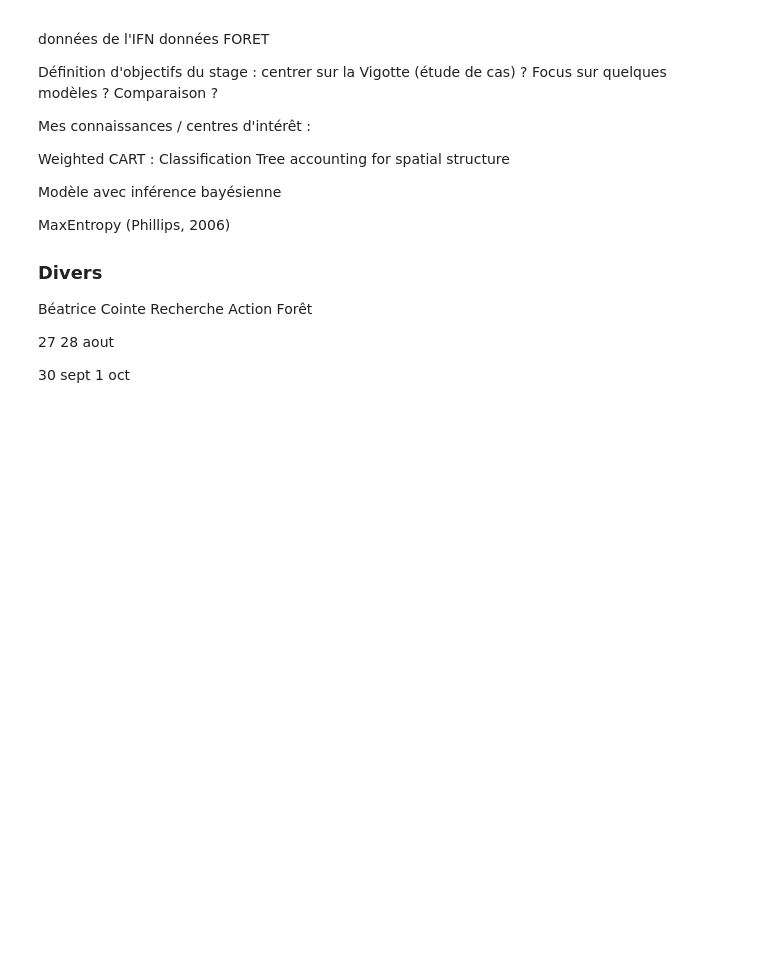
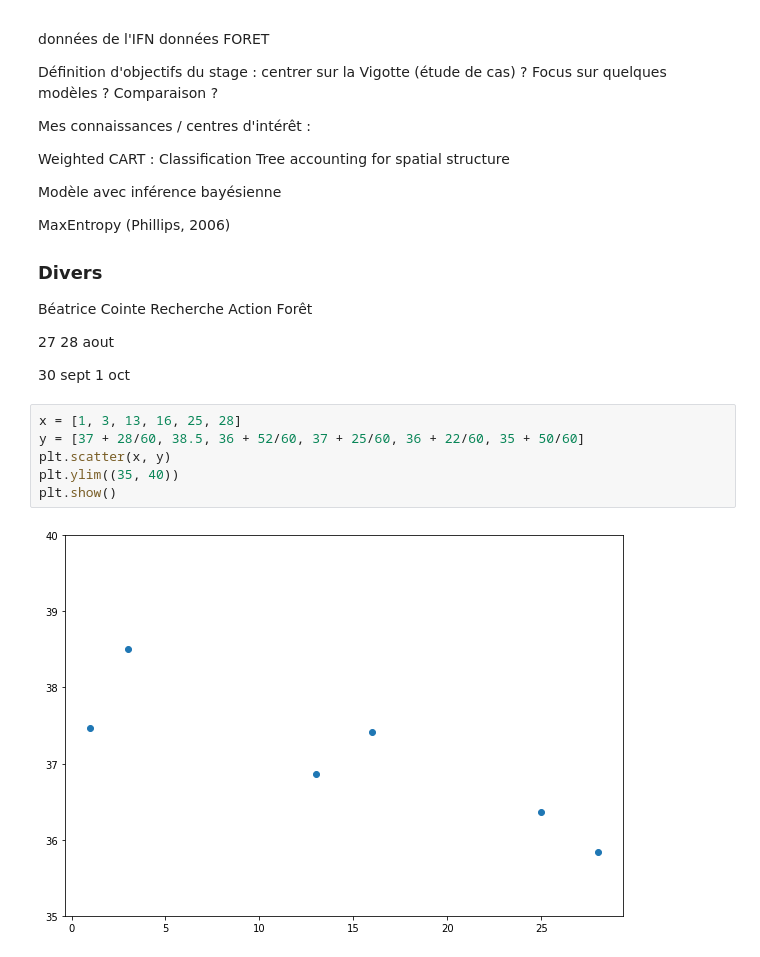
Before and after one commit to XavierMinesParis/SDM, a Jupyter notebook: playground.ipynb, the cells around one changed output. Drawn from its saved outputs; the diff is of its cells as text; blank space fills up the shorter version.

```diff
--- a/playground.ipynb
+++ b/playground.ipynb
@@ -79,3 +137,11 @@ Béatrice Cointe Recherche Action Forêt
 27 28 aout
 
 30 sept 1 oct
+# %%
+x = [1, 3, 13, 16, 25, 28]
+y = [37 + 28/60, 38.5, 36 + 52/60, 37 + 25/60, 36 + 22/60, 35 + 50/60]
+plt.scatter(x, y)
+plt.ylim((35, 40))
+plt.show()
+# %% [output]
+[figure, added]
```
Also changed, not shown: parts of 8 cells of this notebook, 2 other files.
